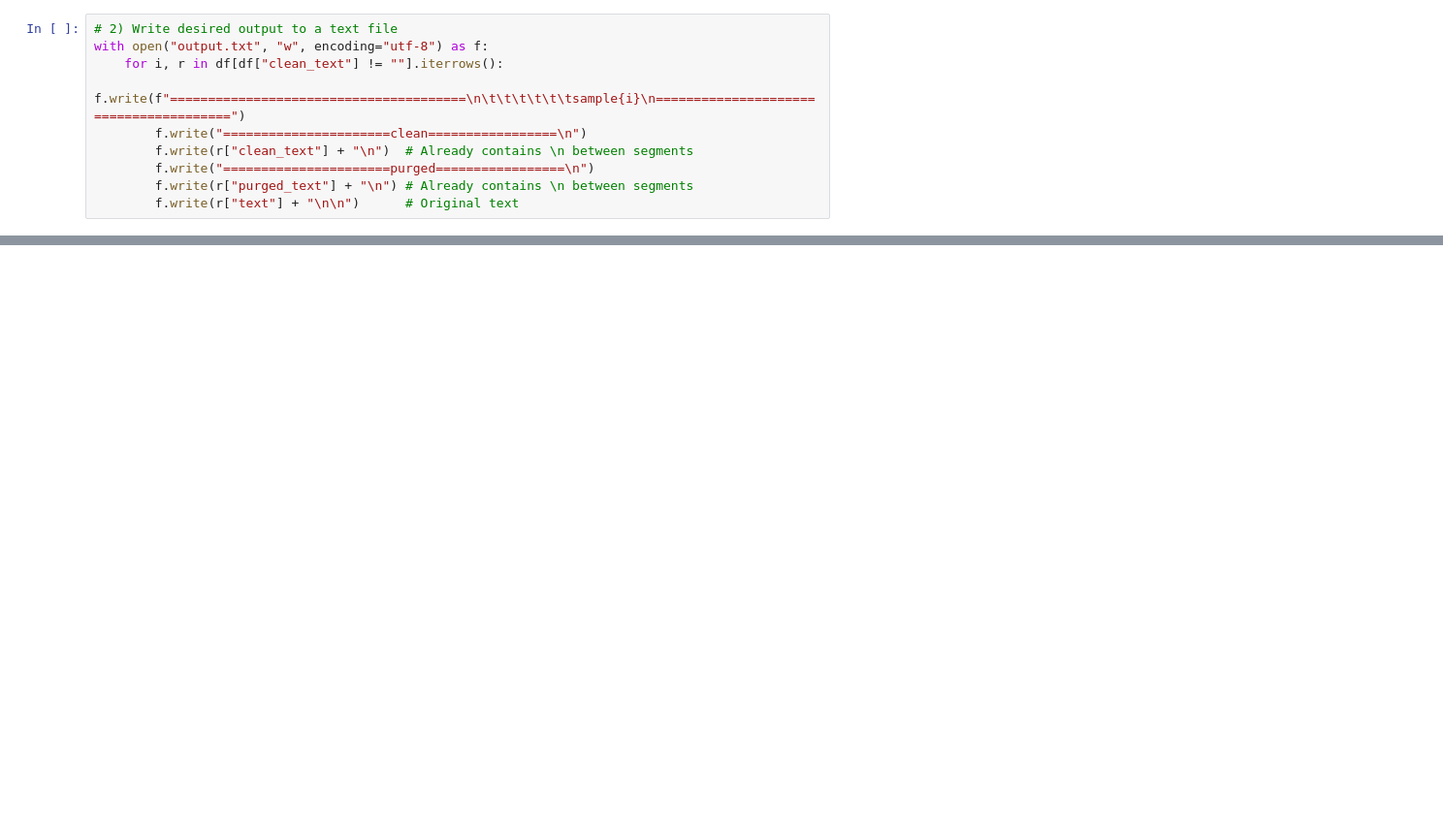
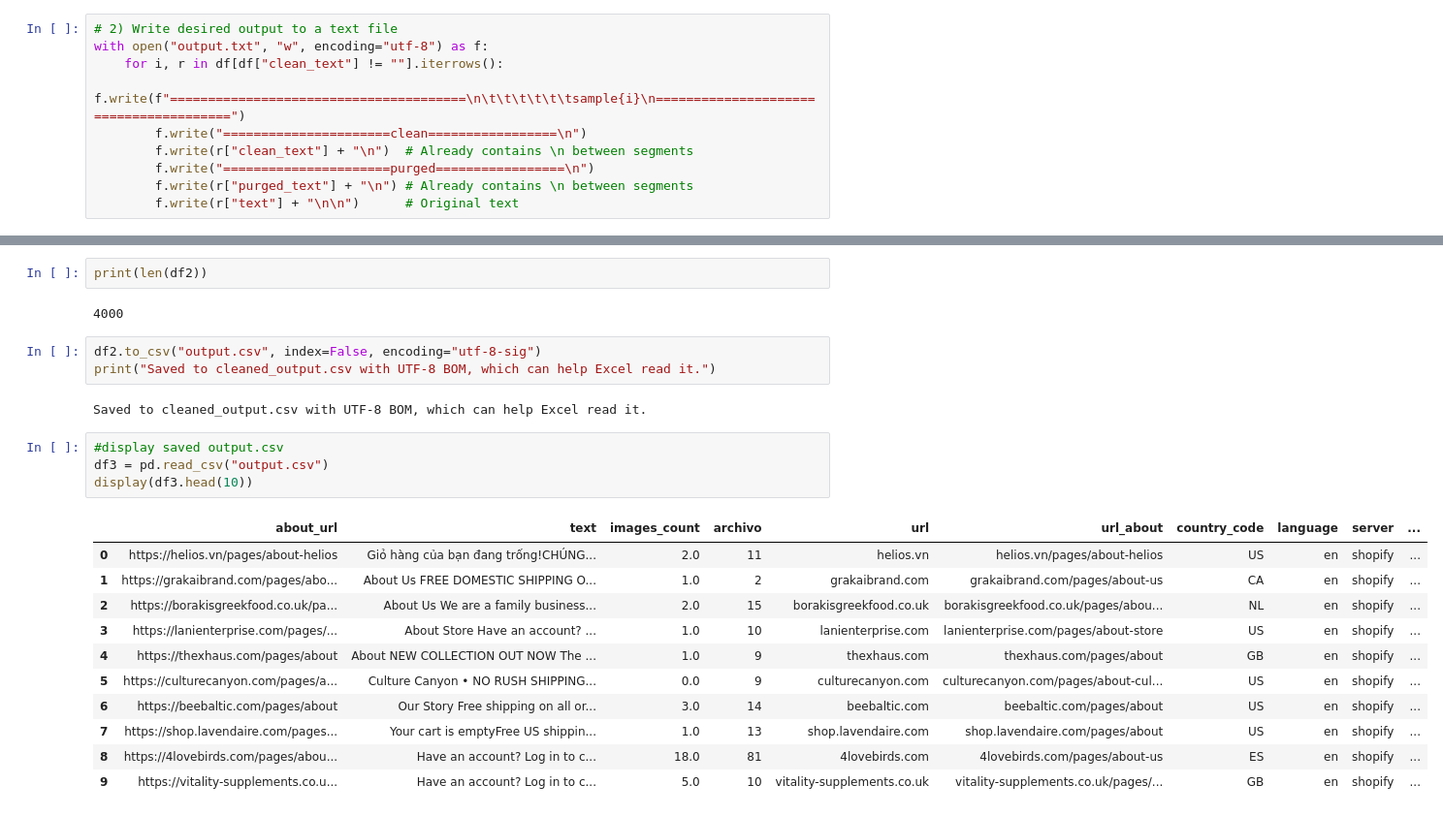
Before and after one commit to nadavo11/textual-semantic-segmentation, a Jupyter notebook: textual_semantic_segmentation.ipynb, the cells around one changed output, grey strips where cells are left out. Shown: that part at 97% size. Cells and saved outputs as stored; diff of their text form; blank space fills up the shorter version.

```diff
--- a/textual_semantic_segmentation.ipynb
+++ b/textual_semantic_segmentation.ipynb
@@ -1036,0 +1018,25 @@ display(df.head(10))
+# %%
+print(len(df2))
+# %% [output]
+4000
+# %%
+df2.to_csv("output.csv", index=False, encoding="utf-8-sig")
+print("Saved to cleaned_output.csv with UTF-8 BOM, which can help Excel read it.")
+# %% [output]
+Saved to cleaned_output.csv with UTF-8 BOM, which can help Excel read it.
+# %%
+#display saved output.csv
+df3 = pd.read_csv("output.csv")
+display(df3.head(10))
+# %% [output]
+|  | about_url | text | images_count | archivo | url | url_about | country_code | language | server | ... |
+| 0 | https://helios.vn/pages/about-helios | Giỏ hàng của bạn đang trống!CHÚNG... | 2.0 | 11 | helios.vn | helios.vn/pages/about-helios | US | en | shopify | ... |
+| 1 | https://grakaibrand.com/pages/abo... | About Us FREE DOMESTIC SHIPPING O... | 1.0 | 2 | grakaibrand.com | grakaibrand.com/pages/about-us | CA | en | shopify | ... |
+| 2 | https://borakisgreekfood.co.uk/pa... | About Us We are a family business... | 2.0 | 15 | borakisgreekfood.co.uk | borakisgreekfood.co.uk/pages/abou... | NL | en | shopify | ... |
+| 3 | https://lanienterprise.com/pages/... | About Store Have an account? ... | 1.0 | 10 | lanienterprise.com | lanienterprise.com/pages/about-store | US | en | shopify | ... |
+| 4 | https://thexhaus.com/pages/about | About NEW COLLECTION OUT NOW The ... | 1.0 | 9 | thexhaus.com | thexhaus.com/pages/about | GB | en | shopify | ... |
+| 5 | https://culturecanyon.com/pages/a... | Culture Canyon • NO RUSH SHIPPING... | 0.0 | 9 | culturecanyon.com | culturecanyon.com/pages/about-cul... | US | en | shopify | ... |
+| 6 | https://beebaltic.com/pages/about | Our Story Free shipping on all or... | 3.0 | 14 | beebaltic.com | beebaltic.com/pages/about | US | en | shopify | ... |
+| 7 | https://shop.lavendaire.com/pages... | Your cart is emptyFree US shippin... | 1.0 | 13 | shop.lavendaire.com | shop.lavendaire.com/pages/about | US | en | shopify | ... |
+| 8 | https://4lovebirds.com/pages/abou... | Have an account? Log in to c... | 18.0 | 81 | 4lovebirds.com | 4lovebirds.com/pages/about-us | ES | en | shopify | ... |
+| 9 | https://vitality-supplements.co.u... | Have an account? Log in to c... | 5.0 | 10 | vitality-supplements.co.uk | vitality-supplements.co.uk/pages/... | GB | en | shopify | ... |
```
Also changed, not shown: parts of 26 cells of this notebook.
